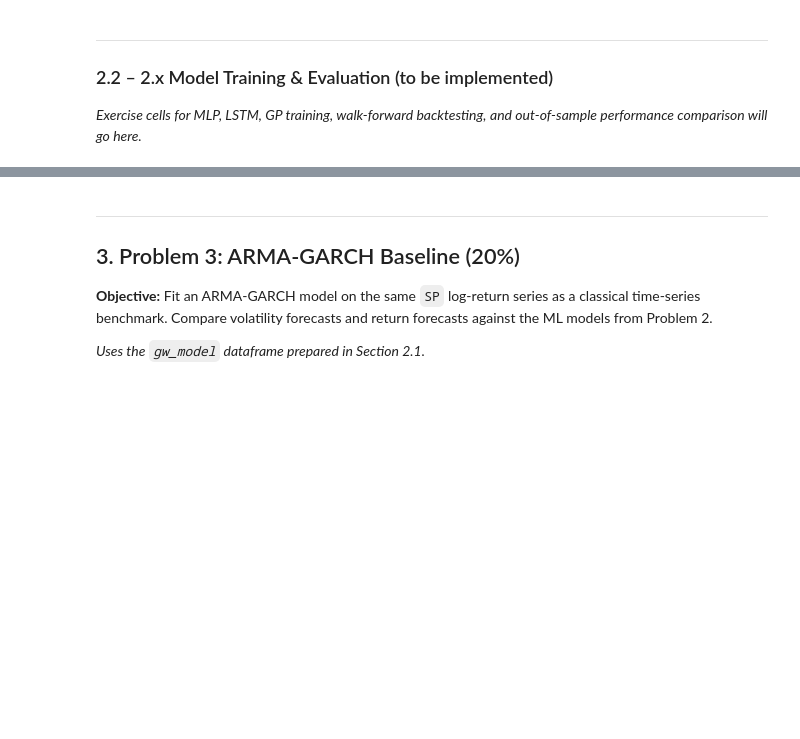
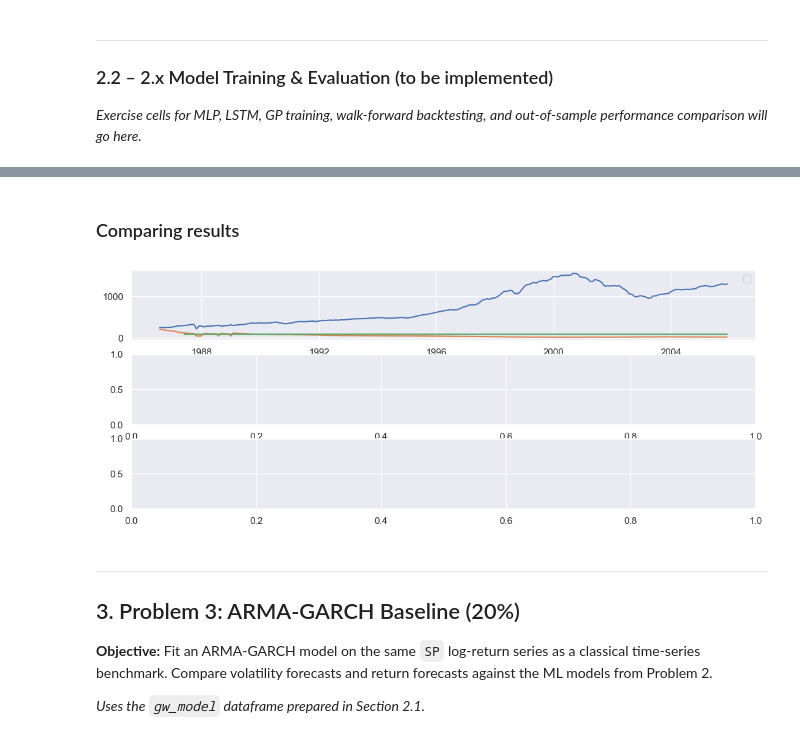
Before and after one commit to lucassalamancaf/ML_Finance, a Jupyter notebook: Hw1/HW1_Task1.ipynb, the cells around one changed output, grey strips where cells are left out. Cells and saved outputs as stored; diff of their text form; code cells hidden in the pictures; blank space fills up the shorter version.

```diff
--- a/Hw1/HW1_Task1.ipynb
+++ b/Hw1/HW1_Task1.ipynb
@@ -605,0 +731,2 @@ plt.show()
+# %%
+training_features,training_target,testing_features,testing_target = creating_and_splitting(['ep','svar','ntis'],'Index')
@@ -605,0 +858,30 @@ plt.show()
+# %%
+# Reshape the features for LSTM input
+# LSTM expects input in the shape (samples, timesteps, features)
+timesteps = 10  # Number of past time steps to consider, so target is 11
+num_features = training_features.shape[1]  # Number of features (excluding target)
+X_train = np.empty(shape=(training_features.shape[0]-10,timesteps,num_features))
+y_train = np.empty(shape=(training_target.shape[0]-10,1))
+for i in range(timesteps, training_features.shape[0]):
+    X_train[i-timesteps,:,:]=training_features.iloc[i - timesteps:i, :]
+    y_train[i-timesteps,0]=training_target.iloc[i]
+
+# Define the LSTM model
+model = Sequential()
+model.add(LSTM(units=50, return_sequences=True, input_shape=(X_train.shape[1], num_features)))
+model.add(LSTM(units=50))
+model.add(Dense(1))
+
+# Compile the model
+model.compile(loss='mean_squared_error', optimizer='adam')
+
+# Train the model
+model.fit(X_train, y_train, epochs=100, batch_size=32)
+# Prepare testing data
+X_test = np.empty(shape=(testing_features.shape[0]-10,timesteps,num_features))
+for i in range(timesteps, testing_features.shape[0]):
+    X_test[i-timesteps,:,:]=testing_features.iloc[i - timesteps:i, :]
+
+
+# Make predictions
+pred_lstm_index = model.predict(X_test)
@@ -605,0 +1087,2 @@ plt.show()
+# %%
+training_features,training_target,testing_features,testing_target = creating_and_splitting(['ep','svar','ntis'],'direction')
@@ -606,3 +1260,15 @@ plt.show()
+# %% [markdown]
+### Comparing results
+# %%
+fig , ax = plt.subplots(3,1)
+
+ax[0].plot(testing_target.index,pred_nnt_index)
+ax[0].plot(testing_target.index,pred_gp_index)
+ax[0].plot(testing_target.index[10:],pred_lstm_index)
+
+plt.show()
+# %% [output]
+[figure, added]
 # %% [markdown]
 ---
 ## 3. Problem 3: ARMA-GARCH Baseline (20%)
```
Also changed, not shown: parts of 31 cells of this notebook.
